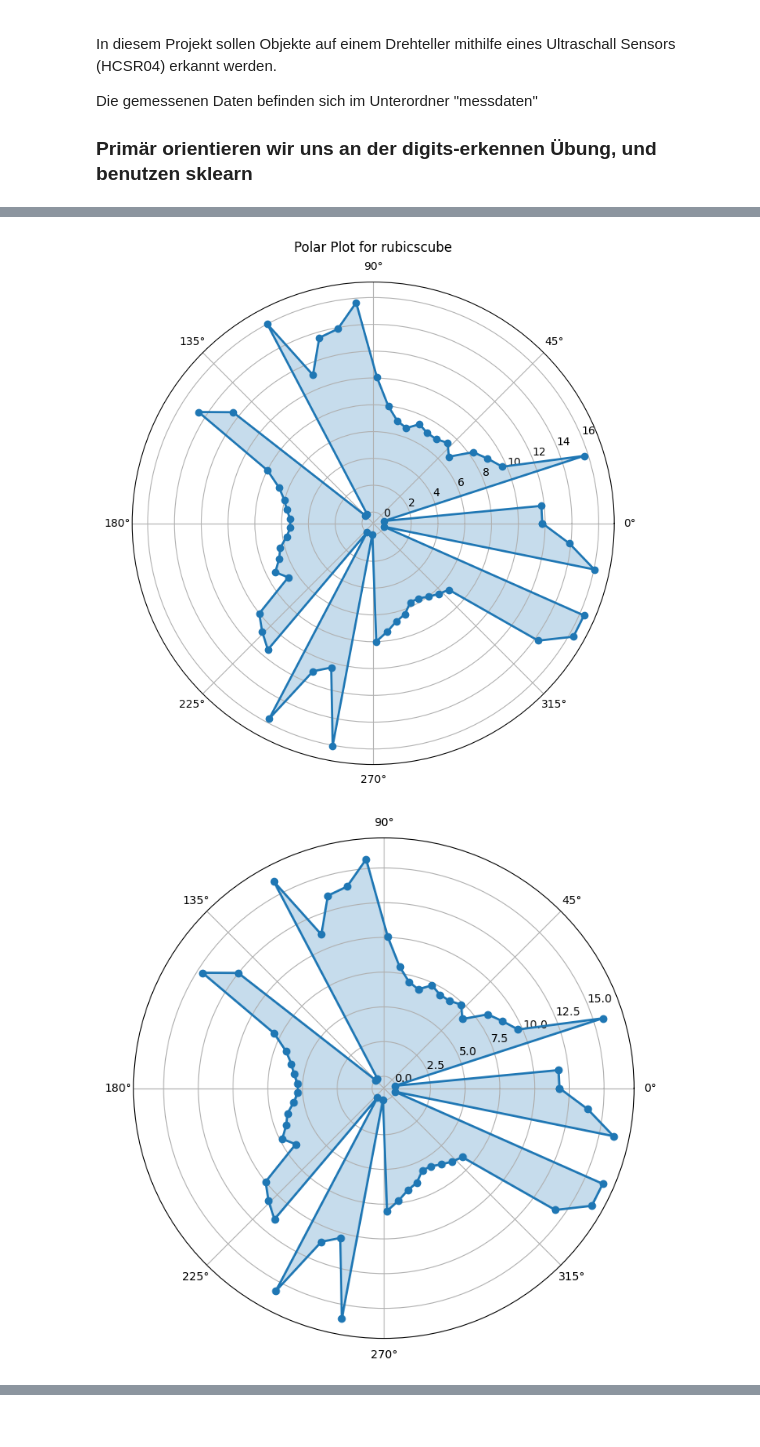
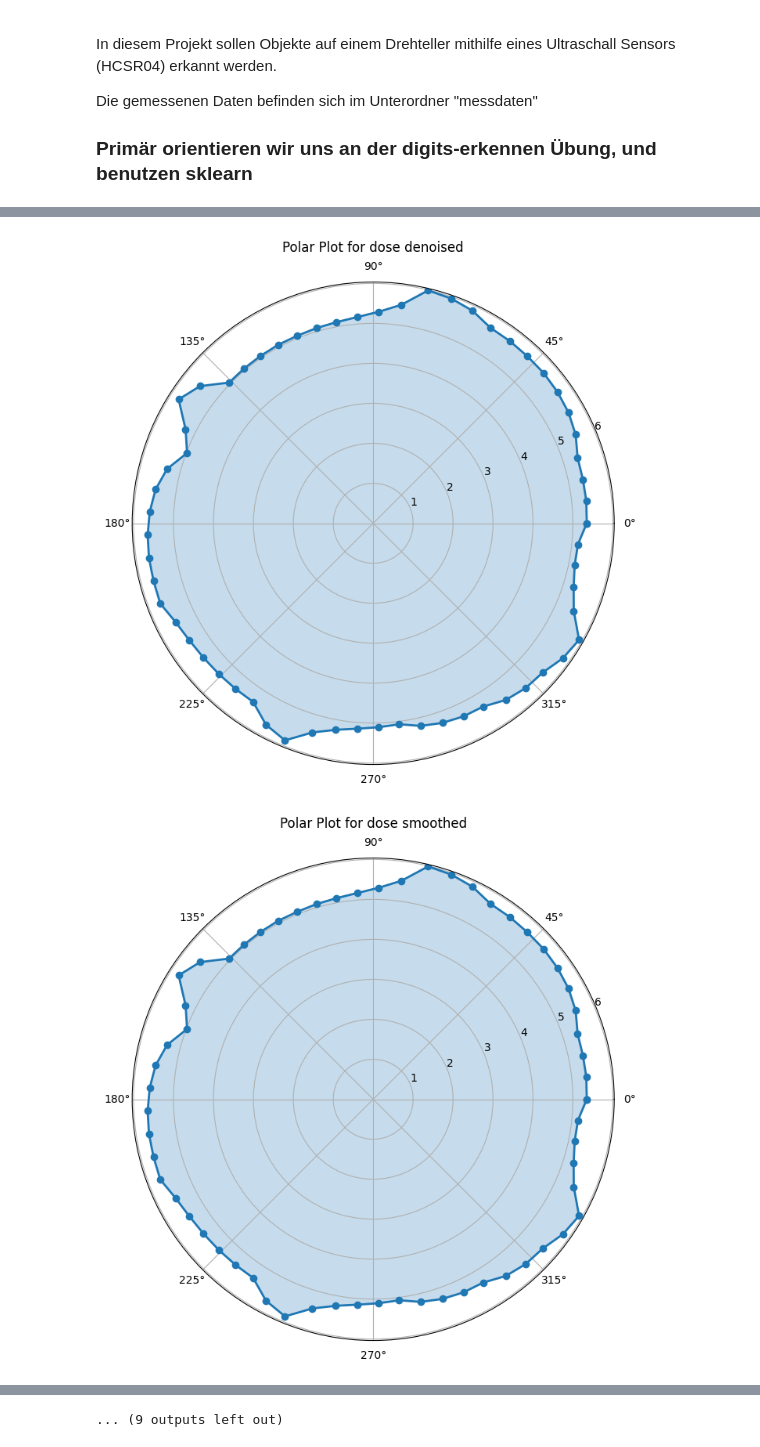
Before and after one commit to annesbl/intsys, a Jupyter notebook: projekt copy.ipynb, the cells around one changed output, grey strips where cells are left out. Saved outputs shown, nothing was run; the diff lists cells and outputs as text; code cells hidden in the pictures.

```diff
--- a/projekt copy.ipynb
+++ b/projekt copy.ipynb
@@ -55,7 +57,7 @@ noise = "logfile_empty.txt"
 file_list = [
     dose_1,
     dose_2,
-    # dose_3,
+    dose_3,
     rubikscube_1,
     rubikscube_2,
     jbl_1,
@@ -104,19 +131,28 @@ df_list_transformed = []
 label_list = [
     "dose",
     "dose",
-    # "dose",
+    "dose",
     "rubicscube",
     "rubicscube",
     "jbl_speaker",
     "prisma"
     ]
 
+df_raw_list = []
+df_denoised_list = []
+df_remove_extreme_list = []
 
 for i in range(len(df_list)):
     temp_df_transformed = transform_data(df_list[i])
     temp_df_denoised = denoise(temp_df_transformed, df_noise_transformed)
-    temp_df_denoised['label'] = label_list[i]
-    df_list_transformed.append(temp_df_denoised)
+    temp_df_remove_extreme = fixed_threshold_filter(temp_df_denoised)
+
+    df_raw_list.append(temp_df_transformed)
+    df_denoised_list.append(temp_df_denoised)
+    df_remove_extreme_list.append(temp_df_remove_extreme)
+
+    temp_df_remove_extreme['label'] = label_list[i]
+    df_list_transformed.append(temp_df_remove_extreme)
 
 df_for_training = pd.concat(df_list_transformed, axis=0)
 df_for_training = df_for_training[['label'] + [col for col in df_for_training.columns if col != 'label']]
@@ -150,13 +186,19 @@ def plot_polar_row_in_df(df):
 
 counter = 0
 for i in range(len(df_list)):
-    plot_polar_row_in_df(transform_data(df_list[i]))
+    plot_polar_row_in_df(transform_data(df_raw_list[i]))
     plt.title(f"Polar Plot for {label_list[i]}", va="bottom")
     plt.savefig(f"plots/{label_list[i]}_raw_data_{counter}.png")
     plt.show()
 
-    plot_polar_row_in_df(df_list_transformed[i].iloc[:, :-1])
+    plot_polar_row_in_df(df_denoised_list[i].iloc[:, :-1])
+    plt.title(f"Polar Plot for {label_list[i]} denoised", va="bottom")
     plt.savefig(f"plots/{label_list[i]}_denoised_{counter}.png")
+    plt.show()
+
+    plot_polar_row_in_df(df_remove_extreme_list[i].iloc[:, :-1])
+    plt.title(f"Polar Plot for {label_list[i]} smoothed", va="bottom")
+    plt.savefig(f"plots/{label_list[i]}_smooth_{counter}.png")
     plt.show()
     counter += 1
 
@@ -169,2 +211,2 @@ for i in range(len(df_list)):
-[figure, old version]
+[figure, new version]
-[figure, old version]
+[figure, new version]
@@ -177,3 +219,4 @@ for i in range(len(df_list)):
+... (9 outputs left out)
 # %%
 y = df_for_training['label']
 X = df_for_training.drop('label', axis=1)
```
Also changed, not shown: parts of 8 cells of this notebook, 27 other files.
